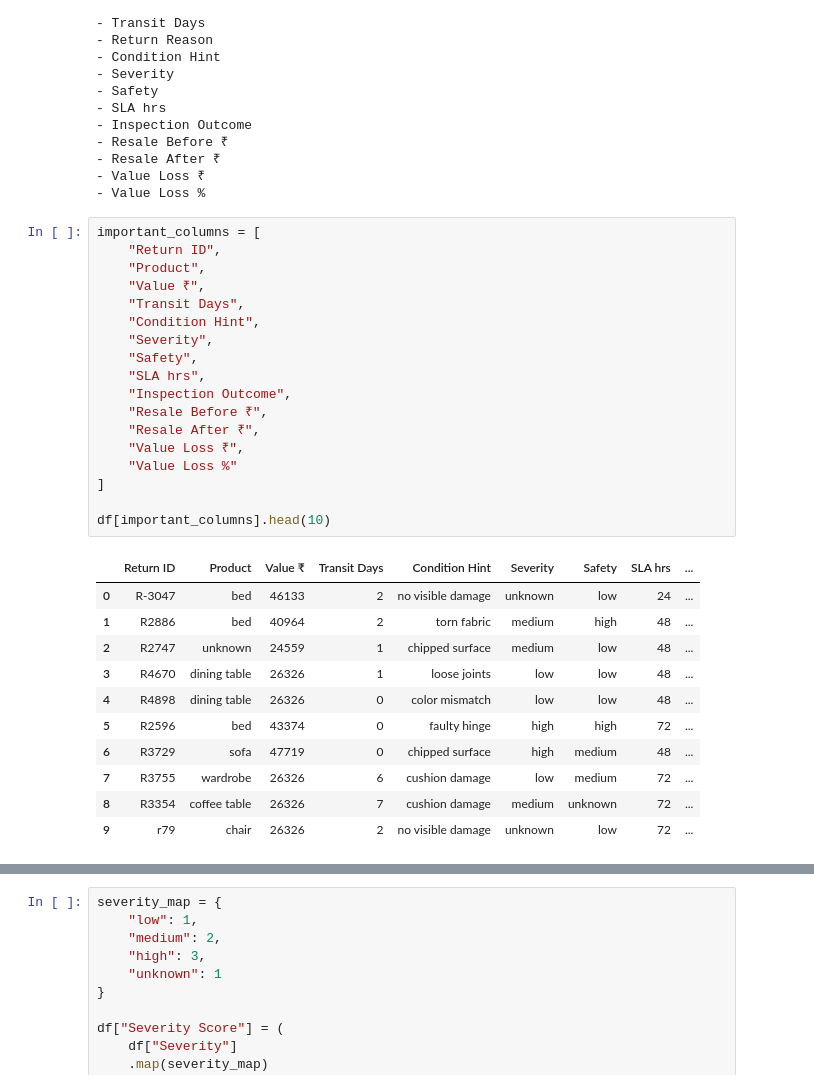
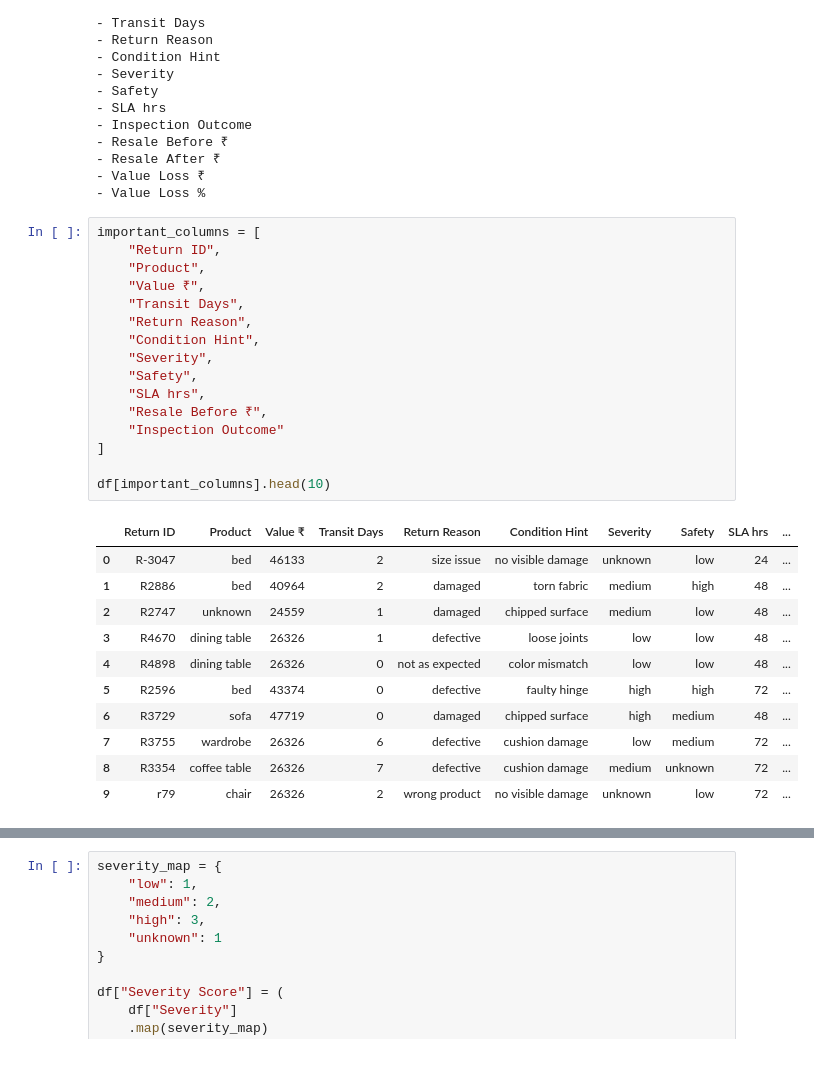
Before and after one commit to hariprabhapk6/Furniture-Return-Prioritizer, a Jupyter notebook: Notebooks/03_feature_engineering.ipynb, the cells around one changed output, grey strips where cells are left out. Cells and saved outputs as stored; diff of their text form.

```diff
--- a/Notebooks/03_feature_engineering.ipynb
+++ b/Notebooks/03_feature_engineering.ipynb
@@ -44,30 +44,28 @@ Columns in dataset:
 # %%
 important_columns = [
     "Return ID",
     "Product",
     "Value ₹",
     "Transit Days",
+    "Return Reason",
     "Condition Hint",
     "Severity",
     "Safety",
     "SLA hrs",
-    "Inspection Outcome",
     "Resale Before ₹",
-    "Resale After ₹",
-    "Value Loss ₹",
-    "Value Loss %"
+    "Inspection Outcome"
 ]
 
 df[important_columns].head(10)
 # %% [output]
-|  | Return ID | Product | Value ₹ | Transit Days | Condition Hint | Severity | Safety | SLA hrs | ... |
-| 0 | R-3047 | bed | 46133 | 2 | no visible damage | unknown | low | 24 | ... |
-| 1 | R2886 | bed | 40964 | 2 | torn fabric | medium | high | 48 | ... |
-| 2 | R2747 | unknown | 24559 | 1 | chipped surface | medium | low | 48 | ... |
-| 3 | R4670 | dining table | 26326 | 1 | loose joints | low | low | 48 | ... |
-| 4 | R4898 | dining table | 26326 | 0 | color mismatch | low | low | 48 | ... |
-| 5 | R2596 | bed | 43374 | 0 | faulty hinge | high | high | 72 | ... |
-| 6 | R3729 | sofa | 47719 | 0 | chipped surface | high | medium | 48 | ... |
-| 7 | R3755 | wardrobe | 26326 | 6 | cushion damage | low | medium | 72 | ... |
-| 8 | R3354 | coffee table | 26326 | 7 | cushion damage | medium | unknown | 72 | ... |
-| 9 | r79 | chair | 26326 | 2 | no visible damage | unknown | low | 72 | ... |
+|  | Return ID | Product | Value ₹ | Transit Days | Return Reason | Condition Hint | Severity | Safety | SLA hrs | ... |
+| 0 | R-3047 | bed | 46133 | 2 | size issue | no visible damage | unknown | low | 24 | ... |
+| 1 | R2886 | bed | 40964 | 2 | damaged | torn fabric | medium | high | 48 | ... |
+| 2 | R2747 | unknown | 24559 | 1 | damaged | chipped surface | medium | low | 48 | ... |
+| 3 | R4670 | dining table | 26326 | 1 | defective | loose joints | low | low | 48 | ... |
+| 4 | R4898 | dining table | 26326 | 0 | not as expected | color mismatch | low | low | 48 | ... |
+| 5 | R2596 | bed | 43374 | 0 | defective | faulty hinge | high | high | 72 | ... |
+| 6 | R3729 | sofa | 47719 | 0 | damaged | chipped surface | high | medium | 48 | ... |
+| 7 | R3755 | wardrobe | 26326 | 6 | defective | cushion damage | low | medium | 72 | ... |
+| 8 | R3354 | coffee table | 26326 | 7 | defective | cushion damage | medium | unknown | 72 | ... |
+| 9 | r79 | chair | 26326 | 2 | wrong product | no visible damage | unknown | low | 72 | ... |
```
Also changed, not shown: parts of 18 cells of this notebook, 16 other files.
